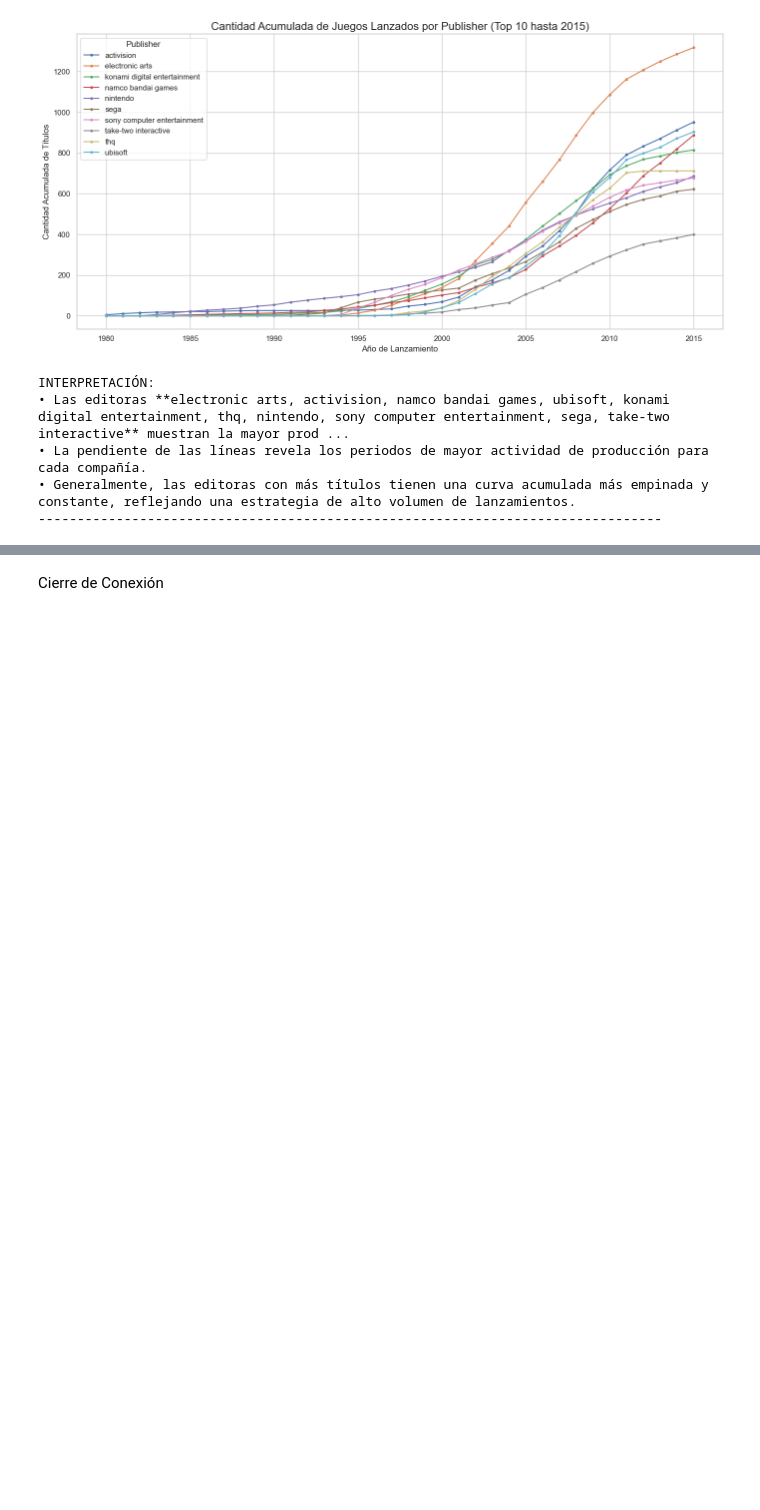
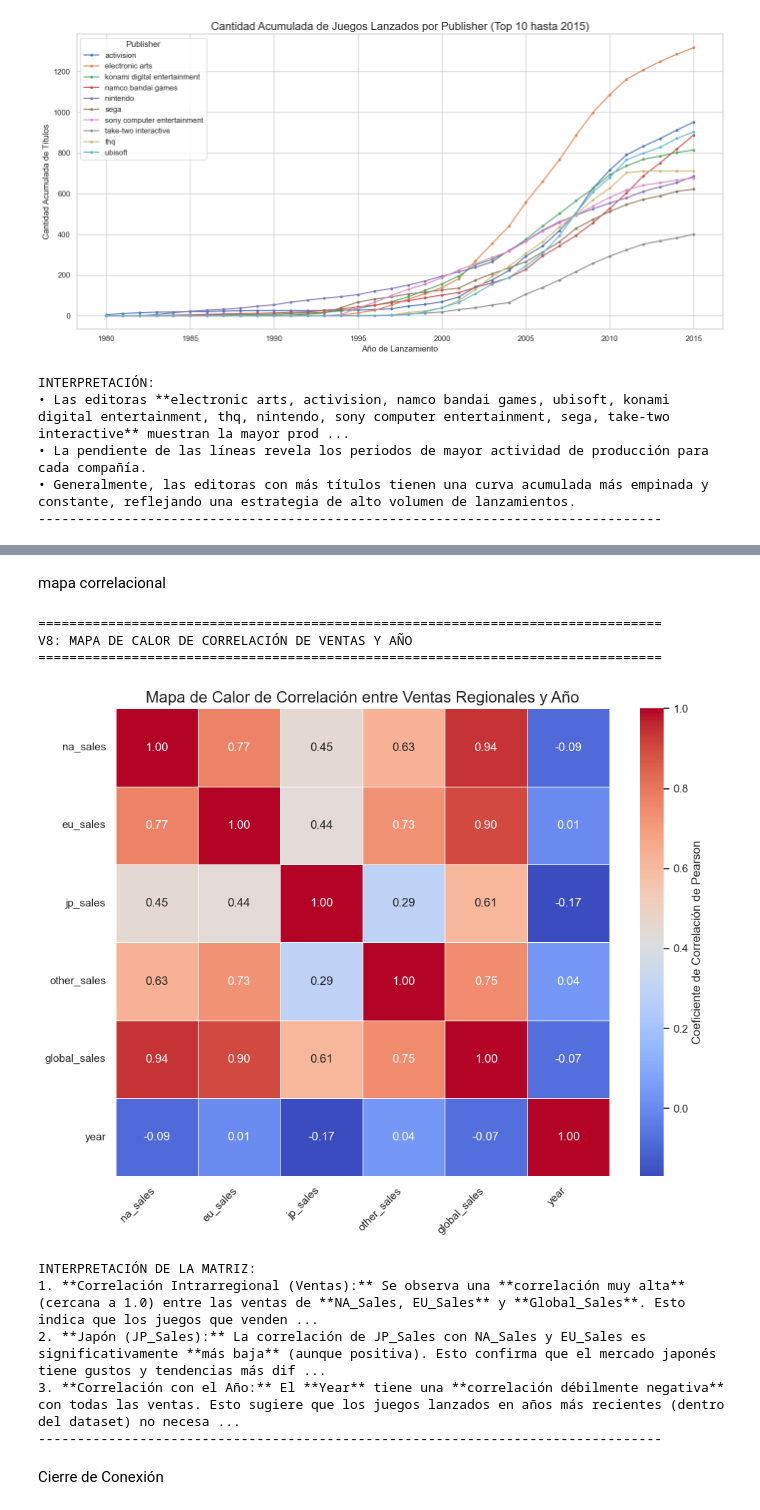
Before and after one commit to Saimon7741/proyecto_integrado_V, a Jupyter notebook: visualización..ipynb, the cells around one changed output, grey strips where cells are left out. Drawn from its saved outputs; the diff is of its cells as text; code cells hidden in the pictures; blank space fills up the shorter version.

```diff
--- a/visualización..ipynb
+++ b/visualización..ipynb
@@ -693,3 +774,60 @@ INTERPRETACIÓN:
+# %% [markdown]
+mapa correlacional
+# %%
+if conn:
+    print("\n" + "="*80)
+    print("V8: MAPA DE CALOR DE CORRELACIÓN DE VENTAS Y AÑO")
+    print("="*80)
+
+    # 1. Consultar las variables numéricas clave
+    query = f"""
+    SELECT na_sales, eu_sales, jp_sales, other_sales, global_sales, year
+    FROM {TABLE_NAME}
+    """
+    df_corr = pd.read_sql_query(query, conn)
+
+    # 2. Calcular la matriz de correlación de Pearson
+    # Excluir el 'year' de la matriz si es nulo
+    df_corr = df_corr.dropna(subset=['year'])
+    correlation_matrix = df_corr.corr()
+
+    # 3. Visualización del Mapa de Calor
+    plt.figure(figsize=(10, 8))
+
+    sns.heatmap(
+        correlation_matrix,
+        annot=True,            # Mostrar el valor de correlación en la celda
+        cmap='coolwarm',       # Elegir un mapa de color que muestre contraste (rojo/azul)
+        fmt=".2f",             # Formato con dos decimales
+        linewidths=.5,         # Líneas para separar las celdas
+        cbar_kws={'label': 'Coeficiente de Correlación de Pearson'}
+    )
+
+    plt.title('Mapa de Calor de Correlación entre Ventas Regionales y Año', fontsize=16)
+    plt.xticks(rotation=45, ha='right')
+    plt.yticks(rotation=0)
+    plt.tight_layout()
+
+    # Guardar gráfico
+    filename = 'v8_heatmap_correlacion.png'
+    plt.savefig(os.path.join(GRAPHICS_DIR, filename))
+    plt.show()
+
+    print("\nINTERPRETACIÓN DE LA MATRIZ:")
+    print("1. **Correlación Intrarregional (Ventas):** Se observa una **correlación muy alta** (cercana a 1.0) entre las ventas de **NA_Sales, EU_Sales** y **Global_Sales**. Esto indica que los juegos que venden bien en Norteamérica, generalmente venden bien en Europa y globalmente.")
+    print("2. **Japón (JP_Sales):** La correlación de JP_Sales con NA_Sales y EU_Sales es significativamente **más baja** (aunque positiva). Esto confirma que el mercado japonés tiene gustos y tendencias más diferenciadas del mercado occidental.")
+    print("3. **Correlación con el Año:** El **Year** tiene una **correlación débilmente negativa** con todas las ventas. Esto sugiere que los juegos lanzados en años más recientes (dentro del dataset) no necesariamente han alcanzado los picos de ventas históricas, o que las ventas masivas se concentran en títulos más antiguos del dataset (ej. *Wii Sports*).")
+    print("-" * 80)
+# %% [output]
+================================================================================
+V8: MAPA DE CALOR DE CORRELACIÓN DE VENTAS Y AÑO
+================================================================================
+[figure, added]
+INTERPRETACIÓN DE LA MATRIZ:
+1. **Correlación Intrarregional (Ventas):** Se observa una **correlación muy alta** (cercana a 1.0) entre las ventas de **NA_Sales, EU_Sales** y **Global_Sales**. Esto indica que los juegos que venden ...
+2. **Japón (JP_Sales):** La correlación de JP_Sales con NA_Sales y EU_Sales es significativamente **más baja** (aunque positiva). Esto confirma que el mercado japonés tiene gustos y tendencias más dif ...
+3. **Correlación con el Año:** El **Year** tiene una **correlación débilmente negativa** con todas las ventas. Esto sugiere que los juegos lanzados en años más recientes (dentro del dataset) no necesa ...
+--------------------------------------------------------------------------------
 # %% [markdown]
 Cierre de Conexión
 # %%
```
Also changed, not shown: parts of 7 cells of this notebook, 7 other files.
